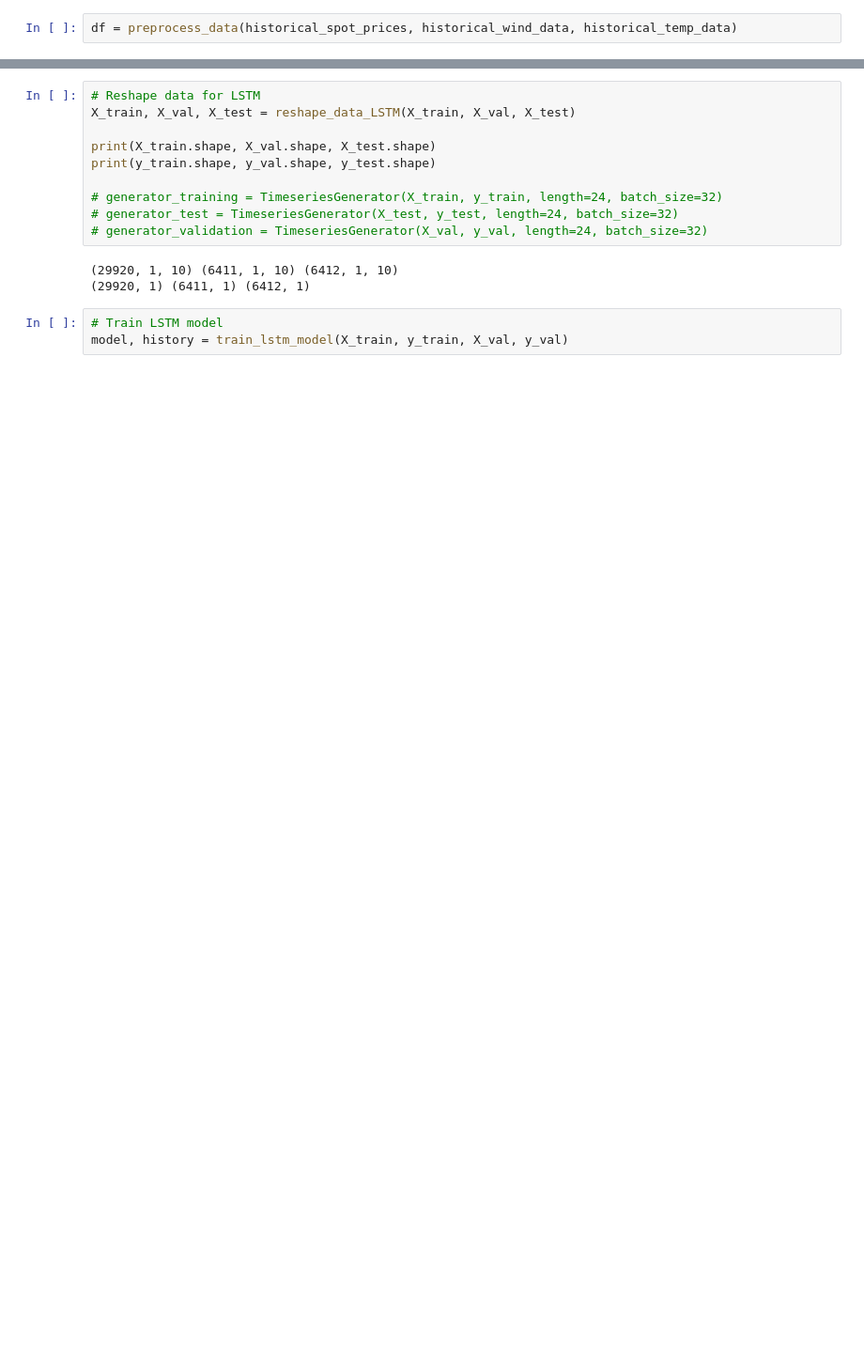
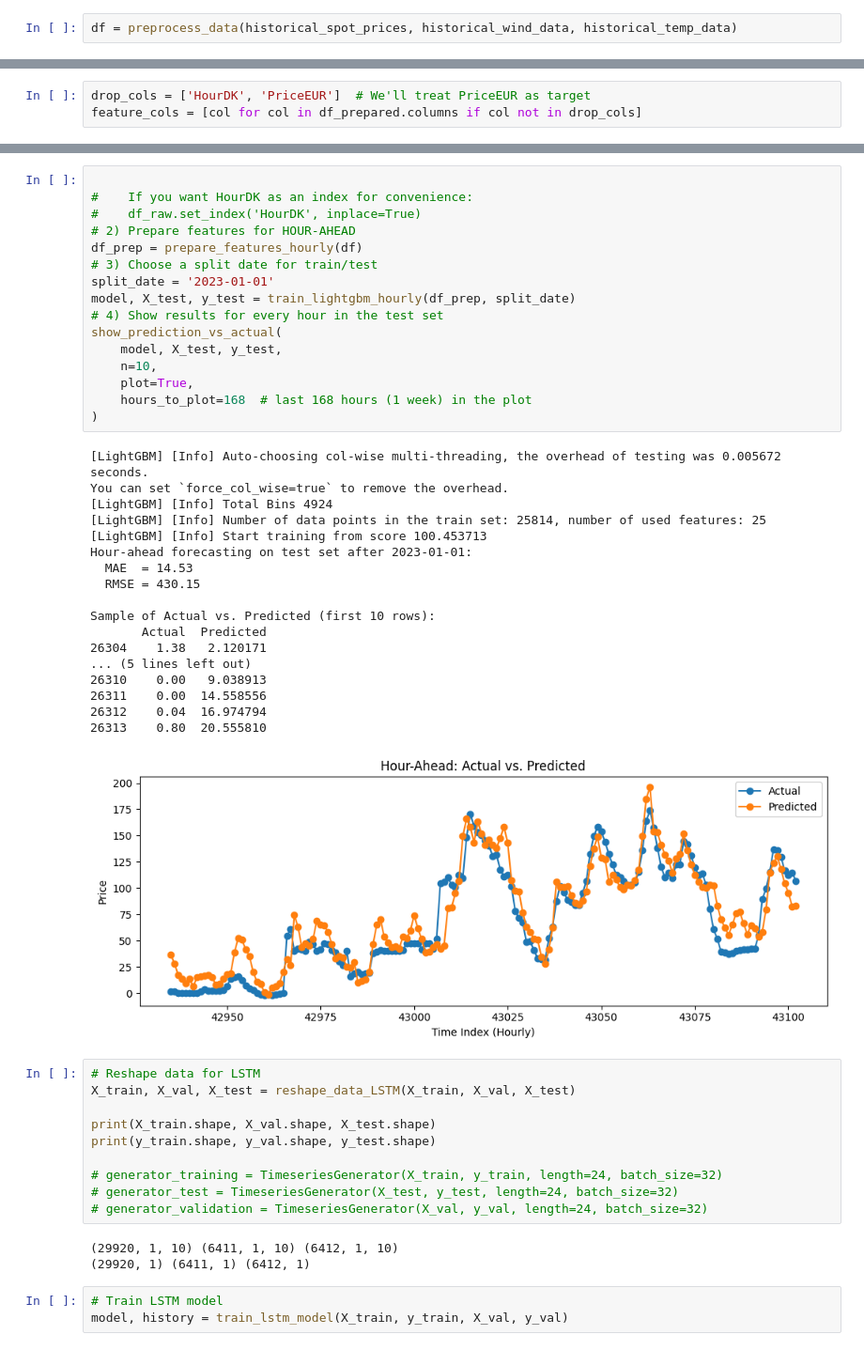
Before and after one commit to jokerofun/psa_tool, a Jupyter notebook: notebook.ipynb, the cells around one changed output, grey strips where cells are left out. Shown: that part at 94% size. Cells and saved outputs as stored; diff of their text form; blank space fills up the shorter version.

```diff
--- a/notebook.ipynb
+++ b/notebook.ipynb
@@ -66,0 +111,3 @@ print(y_train.shape, y_val.shape, y_test.shape)
+# %%
+drop_cols = ['HourDK', 'PriceEUR']  # We'll treat PriceEUR as target
+feature_cols = [col for col in df_prepared.columns if col not in drop_cols]
@@ -67,3 +429,38 @@ print(y_train.shape, y_val.shape, y_test.shape)
+# %%
+
+#    If you want HourDK as an index for convenience:
+#    df_raw.set_index('HourDK', inplace=True)
+# 2) Prepare features for HOUR-AHEAD
+df_prep = prepare_features_hourly(df)
+# 3) Choose a split date for train/test
+split_date = '2023-01-01'
+model, X_test, y_test = train_lightgbm_hourly(df_prep, split_date)
+# 4) Show results for every hour in the test set
+show_prediction_vs_actual(
+    model, X_test, y_test,
+    n=10,
+    plot=True,
+    hours_to_plot=168  # last 168 hours (1 week) in the plot
+)
+# %% [output]
+[LightGBM] [Info] Auto-choosing col-wise multi-threading, the overhead of testing was 0.005672 seconds.
+You can set `force_col_wise=true` to remove the overhead.
+[LightGBM] [Info] Total Bins 4924
+[LightGBM] [Info] Number of data points in the train set: 25814, number of used features: 25
+[LightGBM] [Info] Start training from score 100.453713
+Hour-ahead forecasting on test set after 2023-01-01:
+  MAE  = 14.53
+  RMSE = 430.15
+
+Sample of Actual vs. Predicted (first 10 rows):
+       Actual  Predicted
+26304    1.38   2.120171
+... (5 lines left out)
+26310    0.00   9.038913
+26311    0.00  14.558556
+26312    0.04  16.974794
+26313    0.80  20.555810
+[figure, added]
 # %%
 # Reshape data for LSTM
 X_train, X_val, X_test = reshape_data_LSTM(X_train, X_val, X_test)
```
Also changed, not shown: parts of 28 cells of this notebook.
